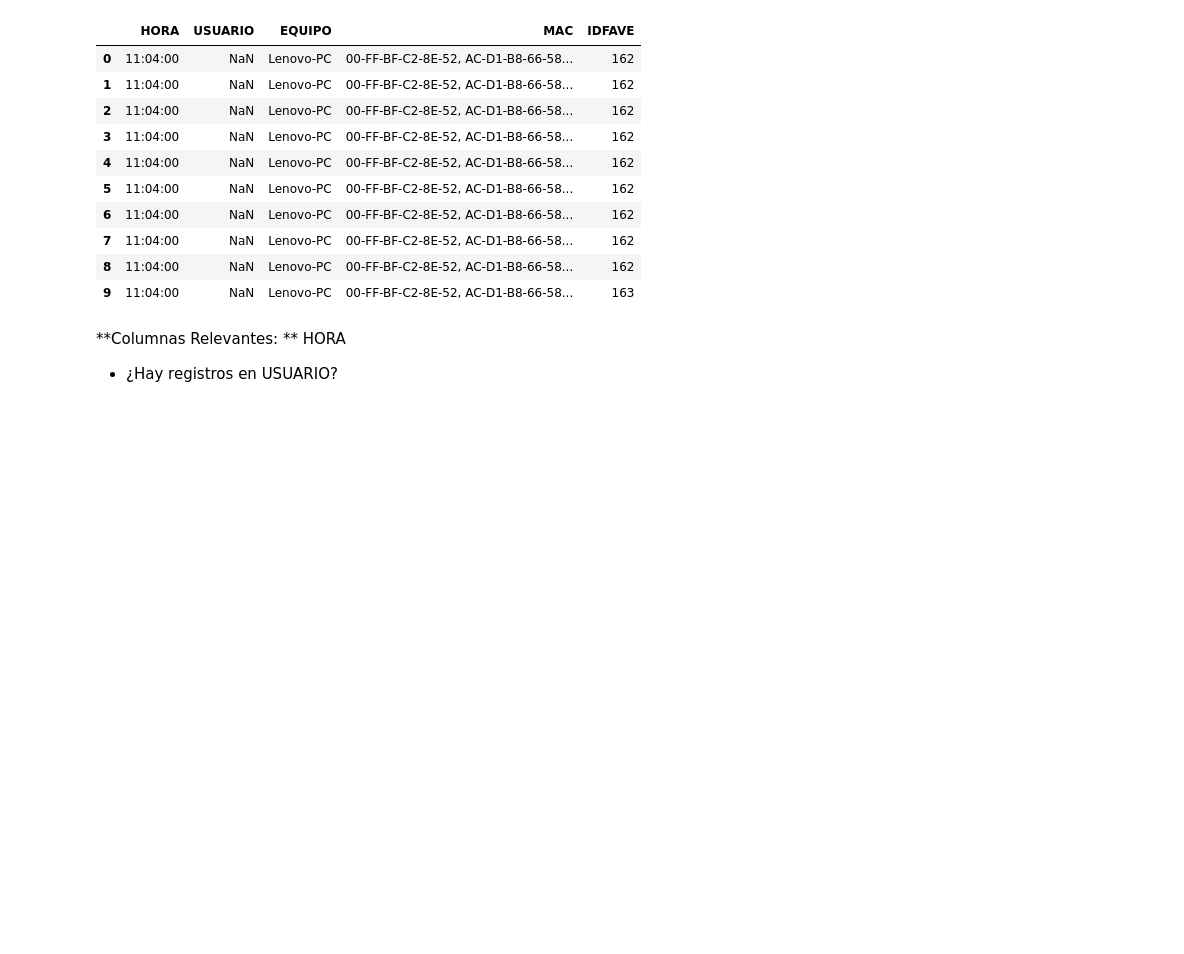
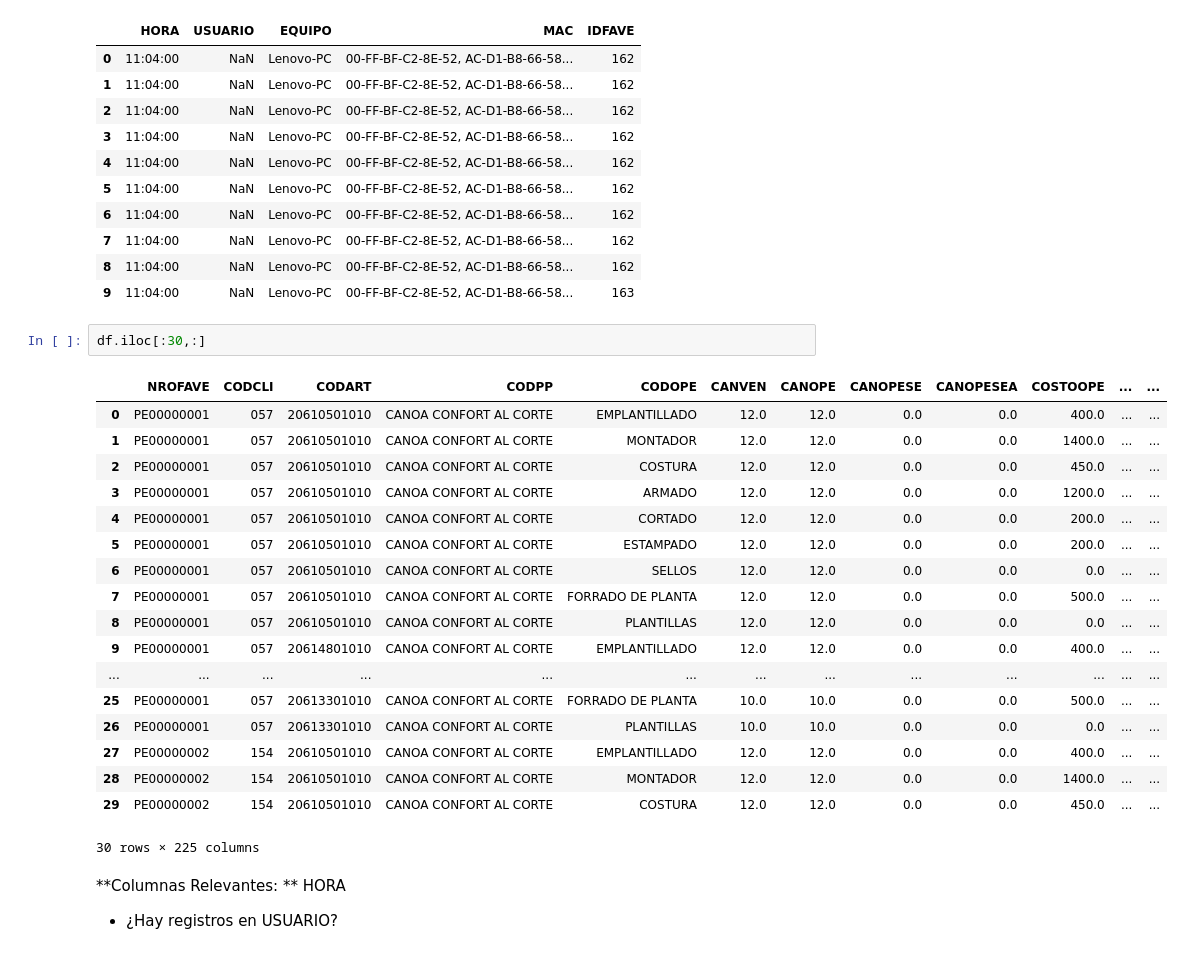
Before and after one commit to ambigus9/alma_canela, a Jupyter notebook: Tareas y Tickets.ipynb, the cells around one changed output. Saved outputs shown, nothing was run; the diff lists cells and outputs as text; blank space fills up the shorter version.

```diff
--- a/Tareas y Tickets.ipynb
+++ b/Tareas y Tickets.ipynb
@@ -446,6 +401,27 @@ df.iloc[a:b,220:225]
 | 7 | 11:04:00 | NaN | Lenovo-PC | 00-FF-BF-C2-8E-52, AC-D1-B8-66-58... | 162 |
 | 8 | 11:04:00 | NaN | Lenovo-PC | 00-FF-BF-C2-8E-52, AC-D1-B8-66-58... | 162 |
 | 9 | 11:04:00 | NaN | Lenovo-PC | 00-FF-BF-C2-8E-52, AC-D1-B8-66-58... | 163 |
+# %%
+df.iloc[:30,:]
+# %% [output]
+|  | NROFAVE | CODCLI | CODART | CODPP | CODOPE | CANVEN | CANOPE | CANOPESE | CANOPESEA | COSTOOPE | ... | ... |
+| 0 | PE00000001 | 057 | 20610501010 | CANOA CONFORT AL CORTE | EMPLANTILLADO | 12.0 | 12.0 | 0.0 | 0.0 | 400.0 | ... | ... |
+| 1 | PE00000001 | 057 | 20610501010 | CANOA CONFORT AL CORTE | MONTADOR | 12.0 | 12.0 | 0.0 | 0.0 | 1400.0 | ... | ... |
+| 2 | PE00000001 | 057 | 20610501010 | CANOA CONFORT AL CORTE | COSTURA | 12.0 | 12.0 | 0.0 | 0.0 | 450.0 | ... | ... |
+| 3 | PE00000001 | 057 | 20610501010 | CANOA CONFORT AL CORTE | ARMADO | 12.0 | 12.0 | 0.0 | 0.0 | 1200.0 | ... | ... |
+| 4 | PE00000001 | 057 | 20610501010 | CANOA CONFORT AL CORTE | CORTADO | 12.0 | 12.0 | 0.0 | 0.0 | 200.0 | ... | ... |
+| 5 | PE00000001 | 057 | 20610501010 | CANOA CONFORT AL CORTE | ESTAMPADO | 12.0 | 12.0 | 0.0 | 0.0 | 200.0 | ... | ... |
+| 6 | PE00000001 | 057 | 20610501010 | CANOA CONFORT AL CORTE | SELLOS | 12.0 | 12.0 | 0.0 | 0.0 | 0.0 | ... | ... |
+| 7 | PE00000001 | 057 | 20610501010 | CANOA CONFORT AL CORTE | FORRADO DE PLANTA | 12.0 | 12.0 | 0.0 | 0.0 | 500.0 | ... | ... |
+| 8 | PE00000001 | 057 | 20610501010 | CANOA CONFORT AL CORTE | PLANTILLAS | 12.0 | 12.0 | 0.0 | 0.0 | 0.0 | ... | ... |
+| 9 | PE00000001 | 057 | 20614801010 | CANOA CONFORT AL CORTE | EMPLANTILLADO | 12.0 | 12.0 | 0.0 | 0.0 | 400.0 | ... | ... |
+| ... | ... | ... | ... | ... | ... | ... | ... | ... | ... | ... | ... | ... |
+| 25 | PE00000001 | 057 | 20613301010 | CANOA CONFORT AL CORTE | FORRADO DE PLANTA | 10.0 | 10.0 | 0.0 | 0.0 | 500.0 | ... | ... |
+| 26 | PE00000001 | 057 | 20613301010 | CANOA CONFORT AL CORTE | PLANTILLAS | 10.0 | 10.0 | 0.0 | 0.0 | 0.0 | ... | ... |
+| 27 | PE00000002 | 154 | 20610501010 | CANOA CONFORT AL CORTE | EMPLANTILLADO | 12.0 | 12.0 | 0.0 | 0.0 | 400.0 | ... | ... |
+| 28 | PE00000002 | 154 | 20610501010 | CANOA CONFORT AL CORTE | MONTADOR | 12.0 | 12.0 | 0.0 | 0.0 | 1400.0 | ... | ... |
+| 29 | PE00000002 | 154 | 20610501010 | CANOA CONFORT AL CORTE | COSTURA | 12.0 | 12.0 | 0.0 | 0.0 | 450.0 | ... | ... |
+30 rows × 225 columns
 # %% [markdown]
 **Columnas Relevantes: **
 HORA
```
Also changed, not shown: parts of 24 cells of this notebook, 2 other files.
